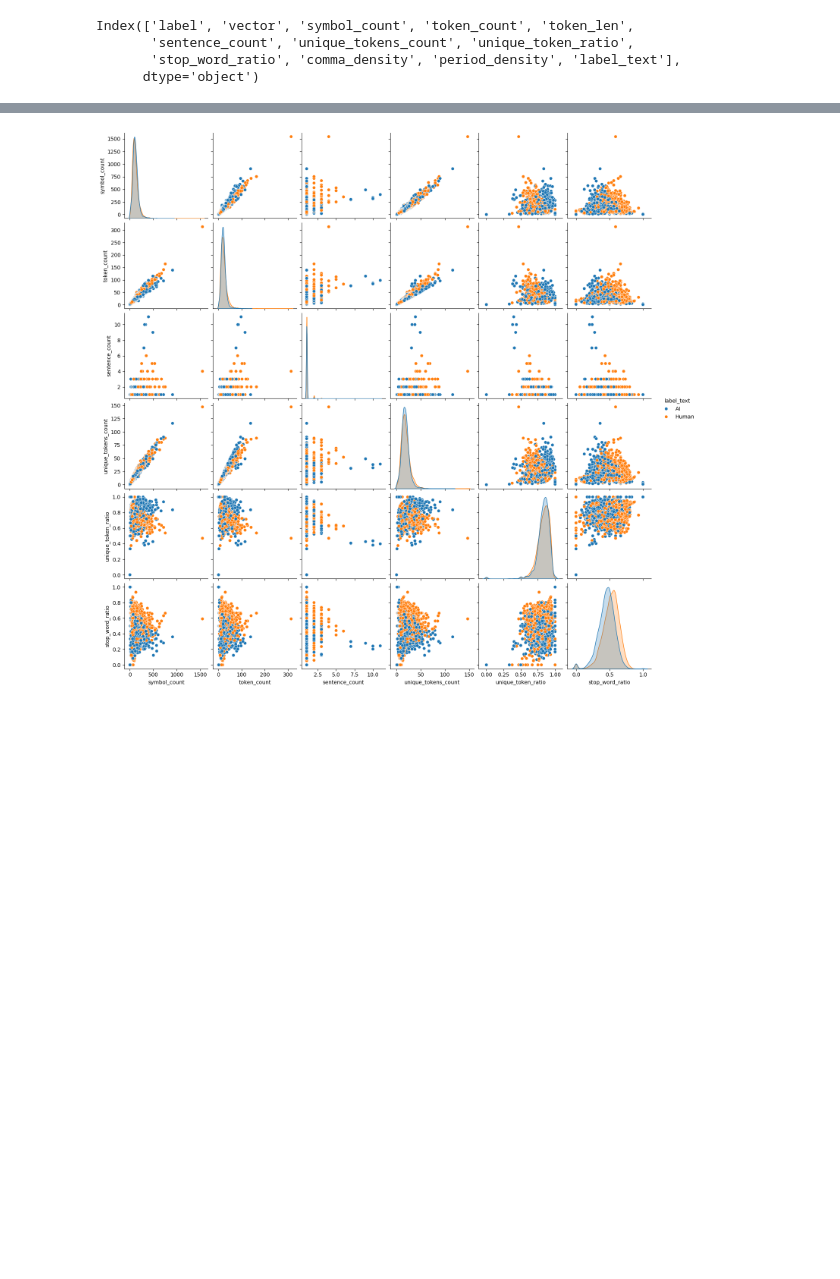
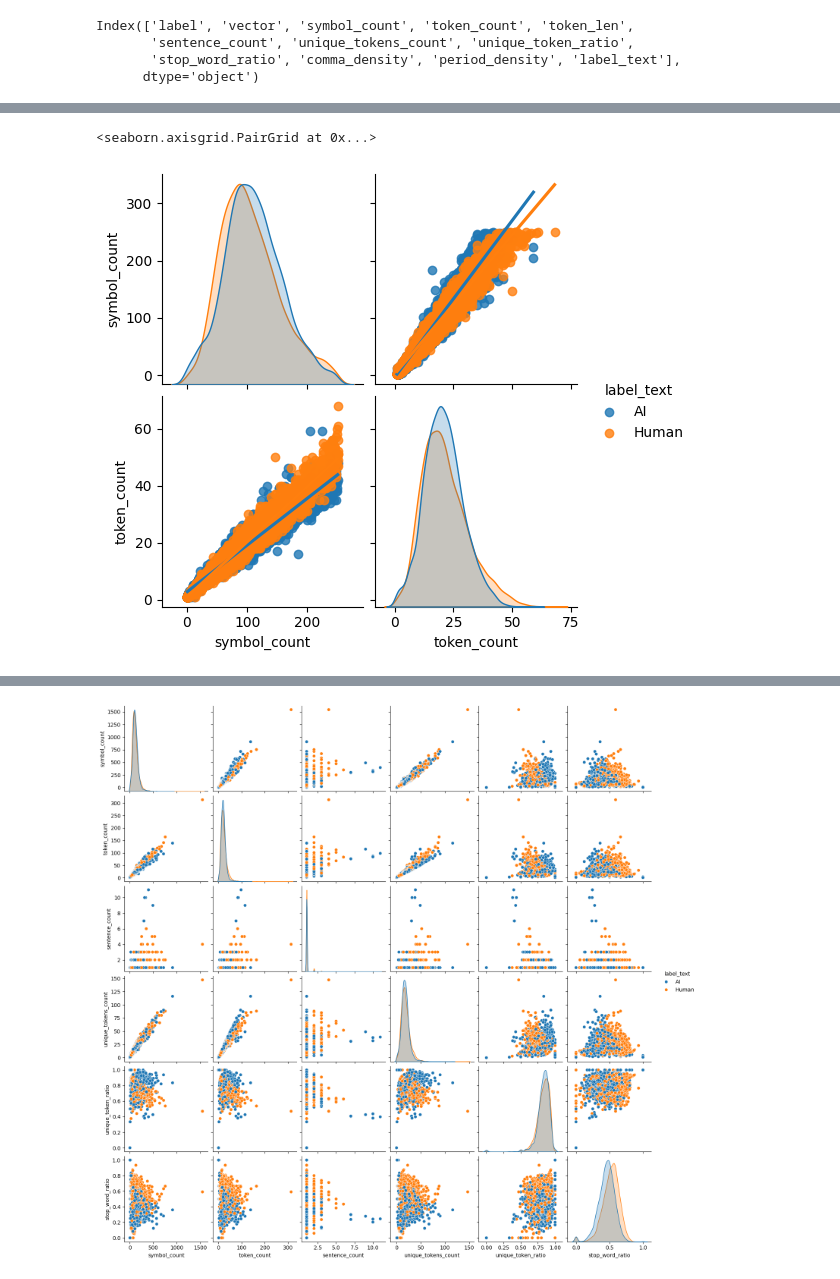
Before and after one commit to WellKnownDedication/Human-vs-AI-essays-classification-and-analysis, a Jupyter notebook: src/notebook.ipynb, the cells around one changed output, grey strips where cells are left out. Saved outputs shown, nothing was run; the diff lists cells and outputs as text; code cells hidden in the pictures; blank space fills up the shorter version.

```diff
--- a/src/notebook.ipynb
+++ b/src/notebook.ipynb
@@ -147,0 +135,5 @@ sns.histplot(data=f_df[f_df["token_count"] <= 50].reset_index(drop=True), x='tok
+# %%
+sns.pairplot(smf_df.drop('vector', axis=1), hue='label_text', kind='reg', vars=['symbol_count', 'token_count'])
+# %% [output]
+<seaborn.axisgrid.PairGrid at 0x...>
+[figure, added]
```
Also changed, not shown: parts of 18 cells of this notebook.
